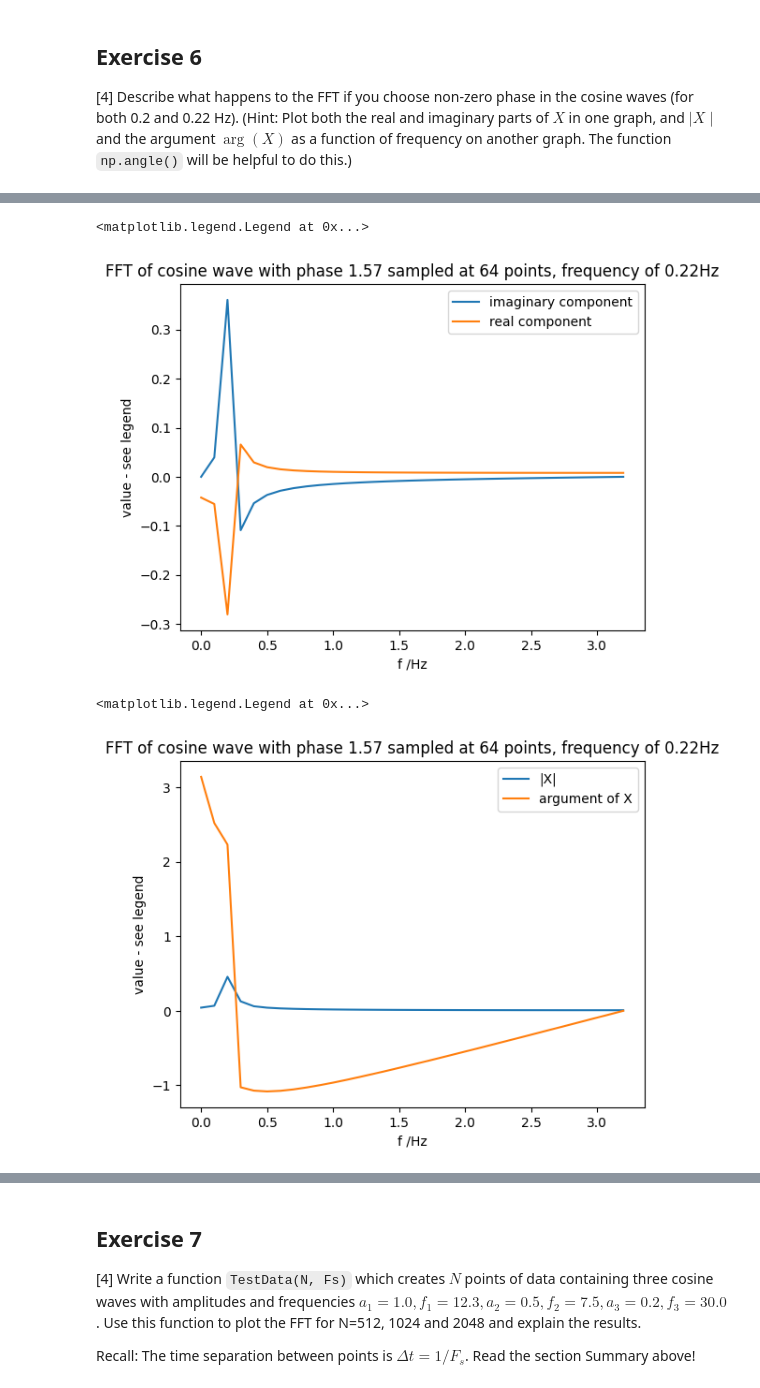
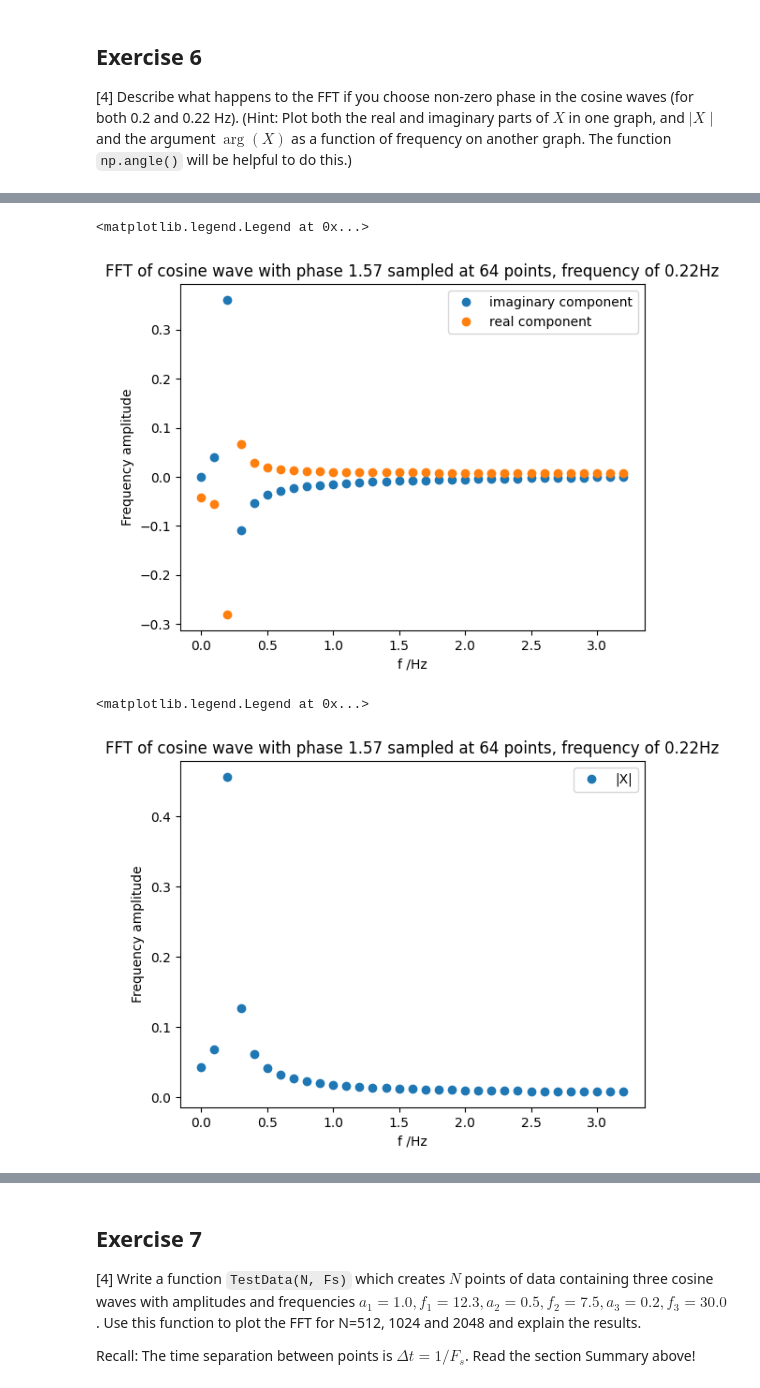
Before and after one commit to PX2145-2025/week-10-b-ethan-lovell55, a Jupyter notebook: FFT.ipynb, the cells around one changed output, grey strips where cells are left out. Cells and saved outputs as stored; diff of their text form; code cells hidden in the pictures.

```diff
--- a/FFT.ipynb
+++ b/FFT.ipynb
@@ -544,23 +556,21 @@ xpi = np.cos(2*np.pi*f*t + phase) # create x array, amplitude 1.0
 frqpi2, Xpi2 = Spectrum1(xpi,(N/tau)) #FFT of function with phase and 0.22 Hz frequency
 # %%
-plt.plot(frqpi2, np.imag(Xpi2), label = "imaginary component")
-plt.plot(frqpi2, np.real(Xpi2), label = "real component")
-
+plt.plot(frqpi2, np.imag(Xpi2),'o', label = "imaginary component")
+plt.plot(frqpi2, np.real(Xpi2),'o', label = "real component")
+#total |frequency amplitude| is the same, but the imaginary & real components cycle in magnitude
 plt.xlabel('f /Hz')
-plt.ylabel('value - see legend')  #having 2 values plotted on same axis, as advised
+plt.ylabel('Frequency amplitude')  #having 2 values plotted on same axis, as advised
 plt.title(f'FFT of cosine wave with phase {phase:.2f} sampled at {N} points, frequency of {f}Hz');
 plt.legend()
 # %% [output]
 <matplotlib.legend.Legend at 0x...>
-[figure, old version]
+[figure, new version]
 # %%
-plt.plot(frqpi2,np.abs(Xpi2), label = "|X|")
-plt.plot(frqpi2, np.angle(Xpi2), label = "argument of X")
-
+plt.plot(frqpi2,np.abs(Xpi2),'o', label = "|X|")
 plt.xlabel('f /Hz')
-plt.ylabel('value - see legend') #having 2 values plotted on same axis, as advised
+plt.ylabel('Frequency amplitude') #|X| follows the same shape as zero phase
 plt.title(f'FFT of cosine wave with phase {phase:.2f} sampled at {N} points, frequency of {f}Hz');
 plt.legend()
 # %% [output]
 <matplotlib.legend.Legend at 0x...>
-[figure, old version]
+[figure, new version]
```
Also changed, not shown: parts of 16 cells of this notebook.
